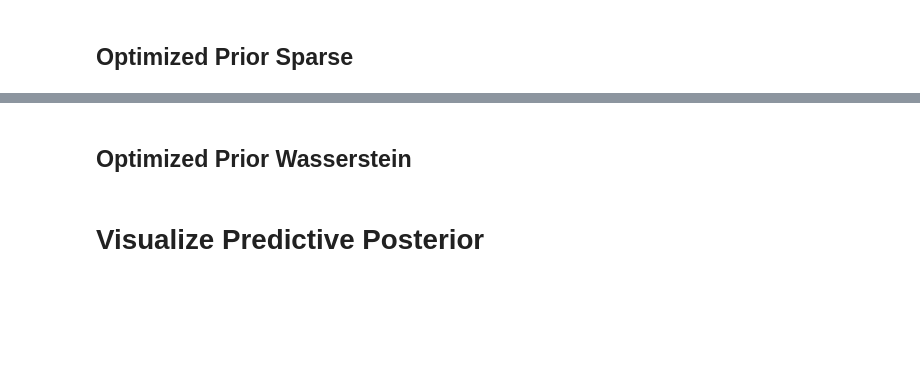
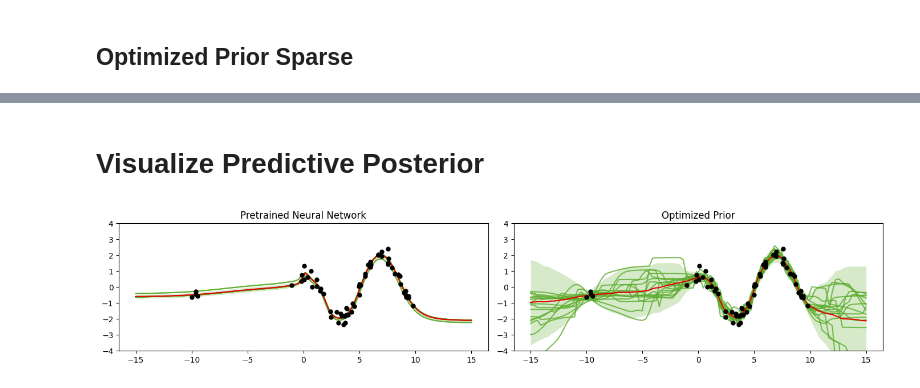
Before and after one commit to MariusLin/model-selection-partially-stochastic-nn, a Jupyter notebook: Notebooks/1D-regression-gaussian-prior.ipynb, the cells around one changed output, grey strips where cells are left out. Drawn from its saved outputs; the diff is of its cells as text; code cells hidden in the pictures; blank space fills up the shorter version.

```diff
--- a/Notebooks/1D-regression-gaussian-prior.ipynb
+++ b/Notebooks/1D-regression-gaussian-prior.ipynb
@@ -55,4 +42,15 @@ os.chdir("..")
 # %%
 mpl.rcParams['figure.dpi'] = 100
 # %%
+# setting device on GPU if available, else CPU
+n_gpu = 0
 device = torch.device('cuda' if torch.cuda.is_available() else 'cpu')
+print(f'Using device: {device} \n')
+
+#Additional Info when using cuda
+if device.type == 'cuda':
+    print(torch.cuda.get_device_name(0))
+    print('Memory Usage:')
+    print('Allocated:', round(torch.cuda.memory_allocated(0)/1024**3,1), 'GB')
+    print('Cached:   ', round(torch.cuda.memory_reserved(0)/1024**3,1), 'GB')
+    n_gpu +=1
@@ -59,5 +59,3 @@ device = torch.device('cuda' if torch.cuda.is_available() else 'cpu')
-# %%
-n_gpu = 1
 # %%
 OUT_DIR = "./exp/1D_synthetic/tanh_gaussian_new"
 FIG_DIR = os.path.join(OUT_DIR, "figures")
@@ -440,7 +392,7 @@ y_preds_pretrained = y_preds_pretrained.squeeze().T
 # %%
 # Load the optimized prior
 util.set_seed(1)
-ckpt_path_sparse = os.path.join(OUT_DIR, "ckpts", "sparse-it-{}.ckpt".format(num_iters_sd))
+ckpt_path_sparse = os.path.join(OUT_DIR, "ckpts", "it-{}.ckpt".format(num_iters_sd))
 prior_optim_sparse = OptimGaussianPrior(ckpt_path_sparse)
 
 # Setup likelihood
@@ -449,7 +401,7 @@ net_optim_sparse = MLPMasked(1, 1, [width]*depth, transfer_fn, weights_mask_sd,
 # Initialize the sampler
 saved_dir = os.path.join(OUT_DIR, "sampling_optim_sparse")
 util.ensure_dir(saved_dir)
-net_optim_sparse.change_hook(False)
+#net_optim_sparse.change_hook(False)
 ps_net_optim_sparse = RegressionNetMasked(net_optim_sparse, likelihood, prior_optim_sparse, saved_dir, n_gpu=n_gpu)
 
 # Start sampling
@@ -469,2 +443,0 @@ np.savez(posterior_optim_path, bnn_samples=ps_optim_sparse_preds)
-# %% [markdown]
-## Optimized Prior Wasserstein
@@ -514,22 +445,20 @@ np.savez(posterior_optim_path, bnn_samples=wasserstein_net_optim_preds)
 # Visualize Predictive Posterior
 # %%
 util.set_seed(9)
-fig, axs = plt.subplots(1, 3, figsize=(14, 3))
+fig, axs = plt.subplots(1, 2, figsize=(14, 3))
 
 plot_samples(Xtest, y_preds_pretrained, ax=axs[0], color='xkcd:grass', n_keep=16)
 axs[0].plot(X, y, 'ok', zorder=10, ms=5)
 axs[0].set_title('Pretrained Neural Network')
 axs[0].set_ylim([-4, 4])
 
 plot_samples(Xtest, ps_optim_sparse_preds, ax=axs[1], color='xkcd:grass', n_keep=16)
 axs[1].plot(X, y, 'ok', zorder=10, ms=5)
-axs[1].set_title('Optimized Prior Sparse')
+axs[1].set_title('Optimized Prior')
 axs[1].set_ylim([-4, 4])
 
-plot_samples(Xtest, ps_optim_not_sparse_preds, ax=axs[2], color='xkcd:yellowish orange', n_keep=16)
-axs[2].plot(X, y, 'ok', zorder=10, ms=5)
-axs[2].set_title('Optimized Prior not Sparse')
-axs[2].set_ylim([-4, 4])
 
 plt.tight_layout()
 plt.show()
+# %% [output]
+[figure, added]
```
Also changed, not shown: parts of 24 cells of this notebook, 26 other files.
